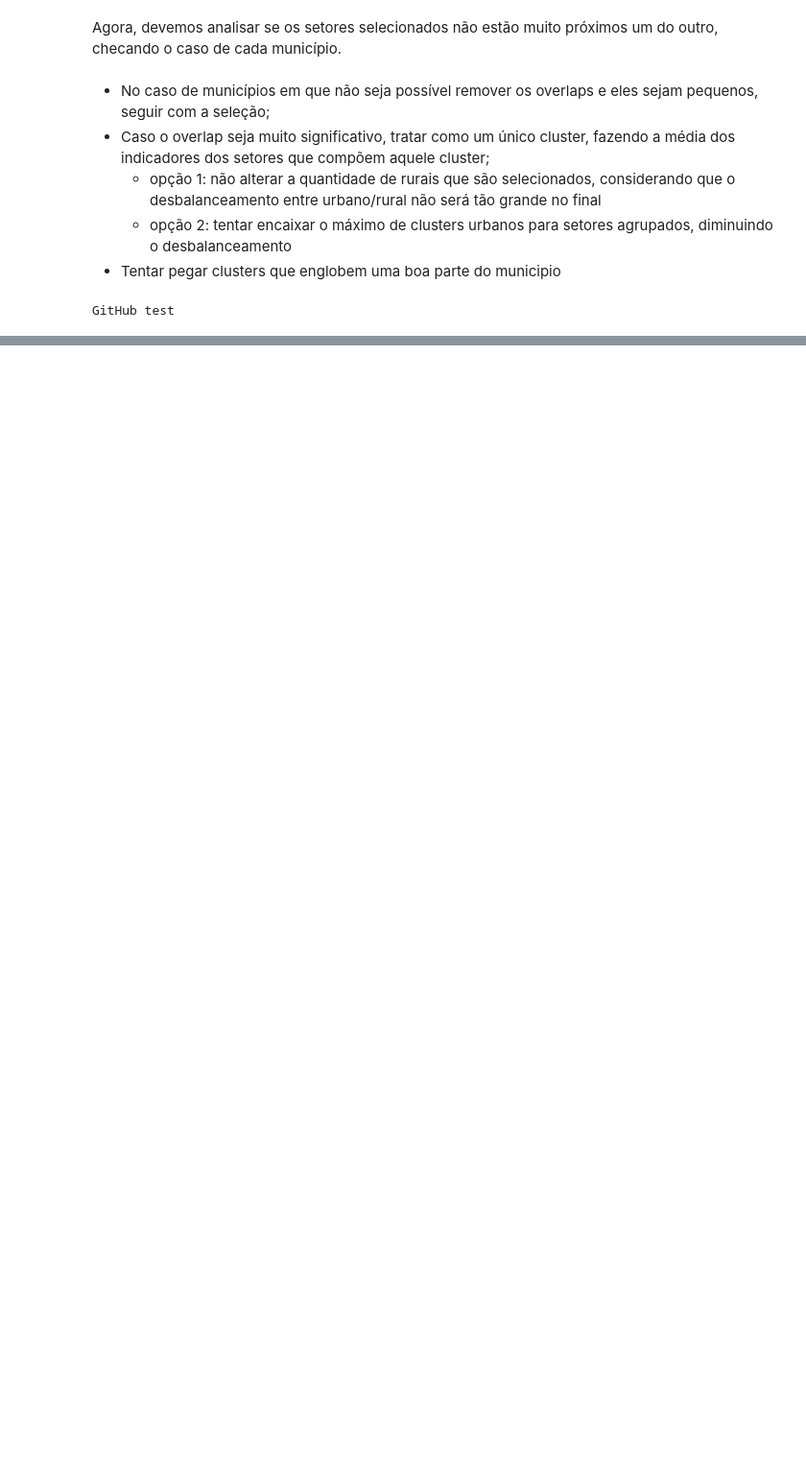
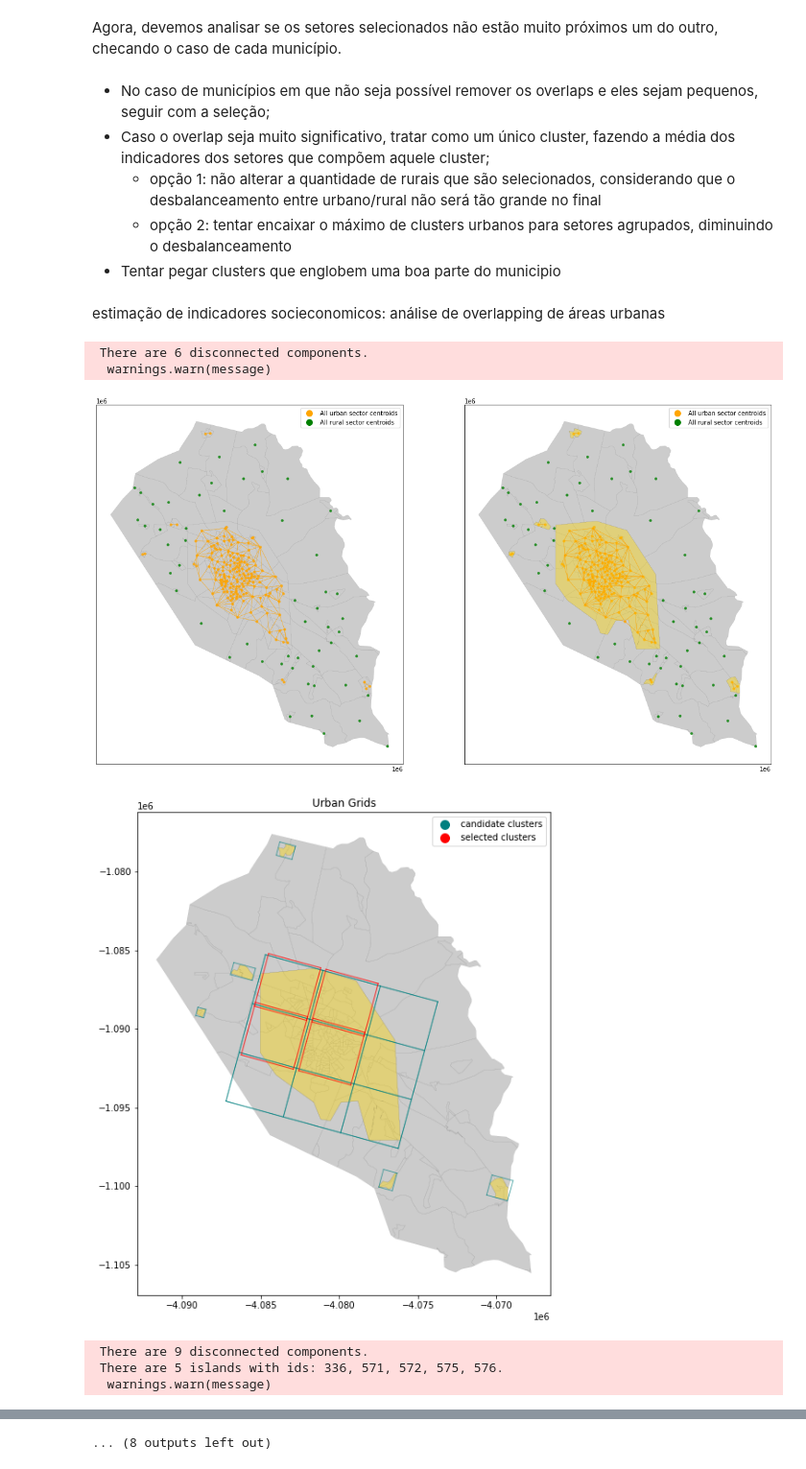
Before and after one commit to TCC-NexusParsec/data-analysis, a Jupyter notebook: dataset_analysis.ipynb, the cells around one changed output, grey strips where cells are left out. Shown at 96% size. Drawn from its saved outputs; the diff is of its cells as text; code cells hidden in the pictures; blank space fills up the shorter version.

Commit message:
Improved plot for urban cluster selection

```diff
--- a/dataset_analysis.ipynb
+++ b/dataset_analysis.ipynb
@@ -368,3 +515,30 @@ def plot_municipality_selected_sectors(df, df_selected, cod_mun, should_plot_clu
+# %%
+def plot_urban_neighbours_graph(axis, df, W):
+    W.plot(df, ax = axis, color = "orange",
+           node_kws = {"marker": ''}, edge_kws = {"linewidth": 0.4, "alpha": 0.8})
+
+
+def plot_urban_components(axis, df, W):
+    components = W.component_labels
+    combined_polygons = df.dissolve(by = components)
+    plot_map(axis, combined_polygons, color = "gold")
+
+
+def plot_mun_urban_selection_workflow(df, cod_mun, W):
+    df_mun = df[df["Cod_municipio"] == cod_mun]
+    df_urban = df_mun[df_mun["TIPO"] == "URBAN"].reset_index()
+
+    plt.figure(figsize = (20,40))
+    ax1 = plt.subplot(1,2,1)
+    plot_municipality(ax1, df, cod_mun, should_plot_all_centroids = True)
+    plot_urban_neighbours_graph(ax1, df_urban, W)
+
+    ax2 = plt.subplot(1,2,2)
+    plot_municipality(ax2, df, cod_mun, should_plot_all_centroids = True)
+    plot_urban_components(ax2, df_urban, W)
+    plot_urban_neighbours_graph(ax2, df_urban, W)
+
+    plt.show()
 # %% [markdown]
 ## Execution
 # %% [markdown]
@@ -422,7 +574,5 @@ Agora, devemos analisar se os setores selecionados não estão muito próximos u
     *   opção 1: não alterar a quantidade de rurais que são selecionados, considerando que o desbalanceamento entre urbano/rural não será tão grande no final
     *   opção 2: tentar encaixar o máximo de clusters urbanos para setores agrupados, diminuindo o desbalanceamento
 - Tentar pegar clusters que englobem uma boa parte do municipio
-# %%
-print("GitHub test")
-# %% [output]
-GitHub test
+# %% [markdown]
+estimação de indicadores socieconomicos: análise de overlapping de áreas urbanas
@@ -428,0 +637,14 @@ GitHub test
+# %%
+for cod_mun in [2700300, 2910800, 3546256, 2700102, 2700904, 2701506, 2701803, 2703403, 2703700]:
+    W, combined_polygons = calculate_combined_polygon(geo, cod_mun)
+    clusters_centroids, bbox_list, cluster_vertices = create_cluster_grid(combined_polygons)
+    plot_mun_urban_selection_workflow(geo, cod_mun, W)
+    plot_urban_clusters_selection(geo, cod_mun)
+# %% [output]
+ There are 6 disconnected components.
+  warnings.warn(message)
+[figure, added]
+[figure, added]
+ There are 9 disconnected components.
+ There are 5 islands with ids: 336, 571, 572, 575, 576.
+  warnings.warn(message)
@@ -428,0 +659 @@ GitHub test
+... (8 outputs left out)
```
Also changed, not shown: parts of 16 cells of this notebook.
